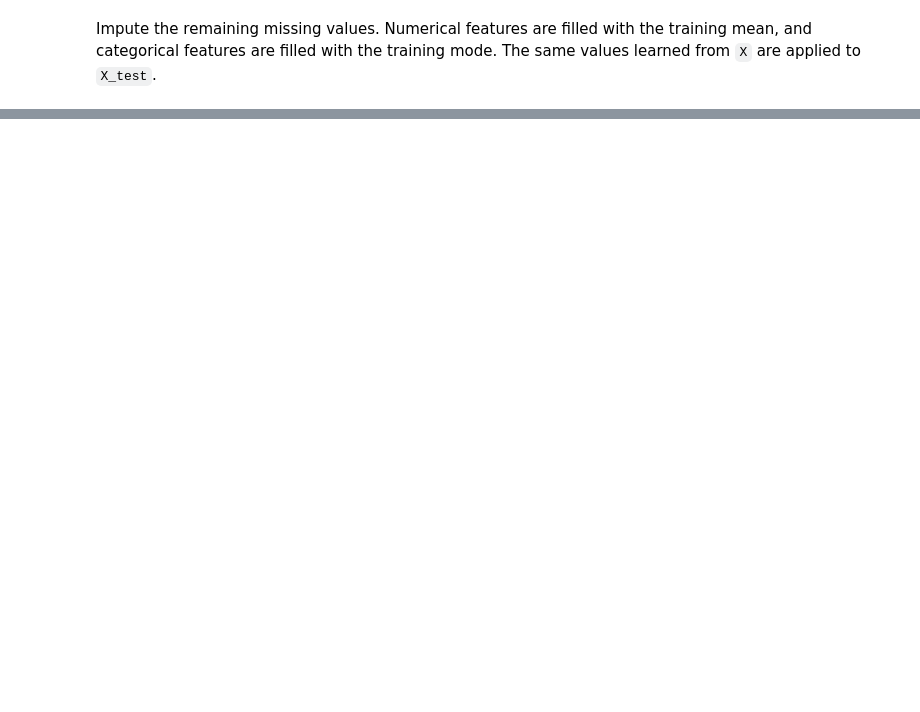
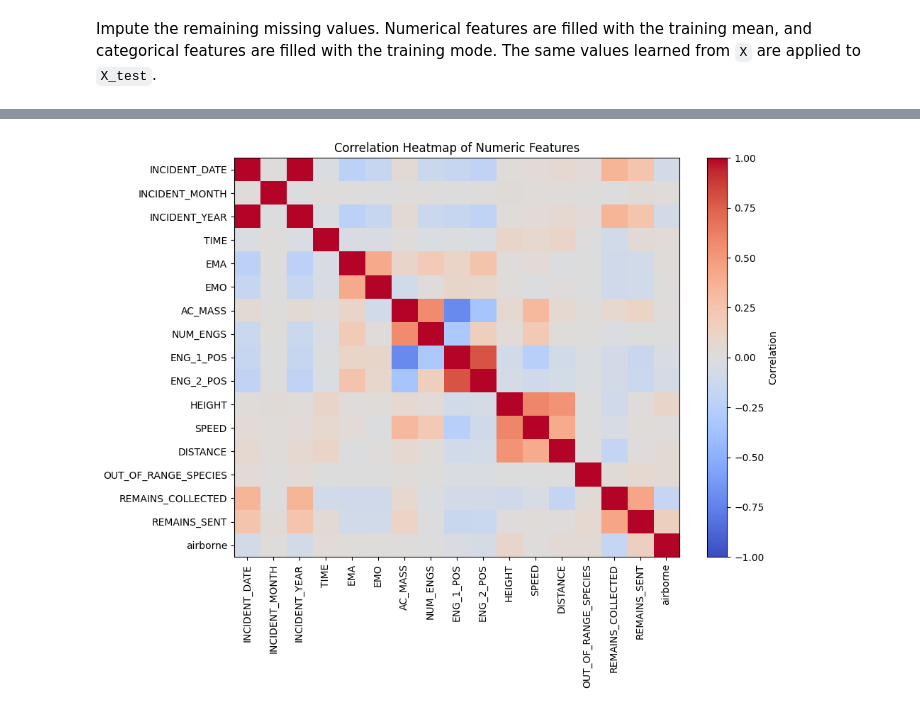
Before and after one commit to tarap123/4-nearest-neighbors, a Jupyter notebook: 4_nearest_neighbors.ipynb, the cells around one changed output, grey strips where cells are left out. Cells and saved outputs as stored; diff of their text form; code cells hidden in the pictures; blank space fills up the shorter version.

```diff
--- a/4_nearest_neighbors.ipynb
+++ b/4_nearest_neighbors.ipynb
@@ -225,0 +338,5 @@ Duplicate Count:  0
+# %%
+numeric_correlation_matrix = X.corr(numeric_only=True)
+
+print("Numeric correlation matrix shape:", numeric_correlation_matrix.shape)
+display(numeric_correlation_matrix)
@@ -225,0 +367,24 @@ Duplicate Count:  0
+# %%
+fig, ax = plt.subplots(figsize=(10, 8))
+
+heatmap = ax.imshow(
+    numeric_correlation_matrix,
+    cmap="coolwarm",
+    vmin=-1,
+    vmax=1,
+    aspect="auto",
+)
+
+ax.set_title("Correlation Heatmap of Numeric Features")
+ax.set_xticks(range(len(numeric_correlation_matrix.columns)))
+ax.set_yticks(range(len(numeric_correlation_matrix.index)))
+ax.set_xticklabels(numeric_correlation_matrix.columns, rotation=90)
+ax.set_yticklabels(numeric_correlation_matrix.index)
+
+colorbar = fig.colorbar(heatmap, ax=ax)
+colorbar.set_label("Correlation")
+
+plt.tight_layout()
+plt.show()
+# %% [output]
+[figure, added]
```
Also changed, not shown: parts of 24 cells of this notebook.
